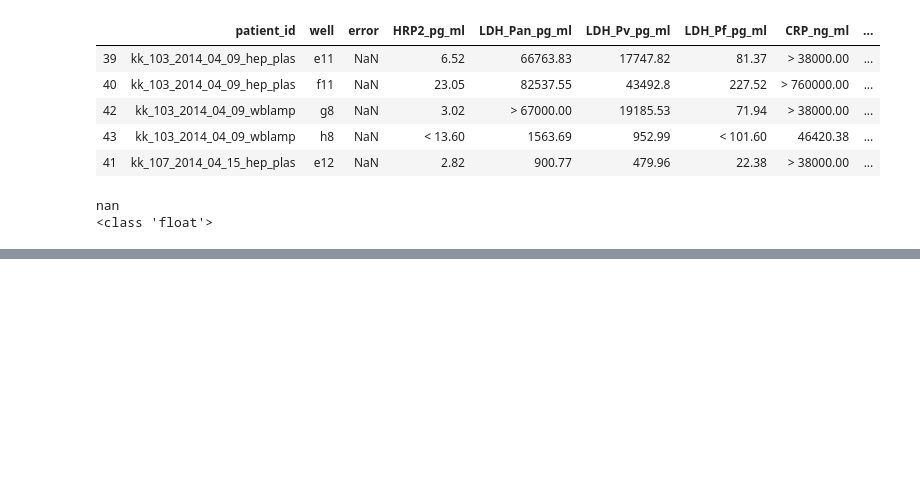
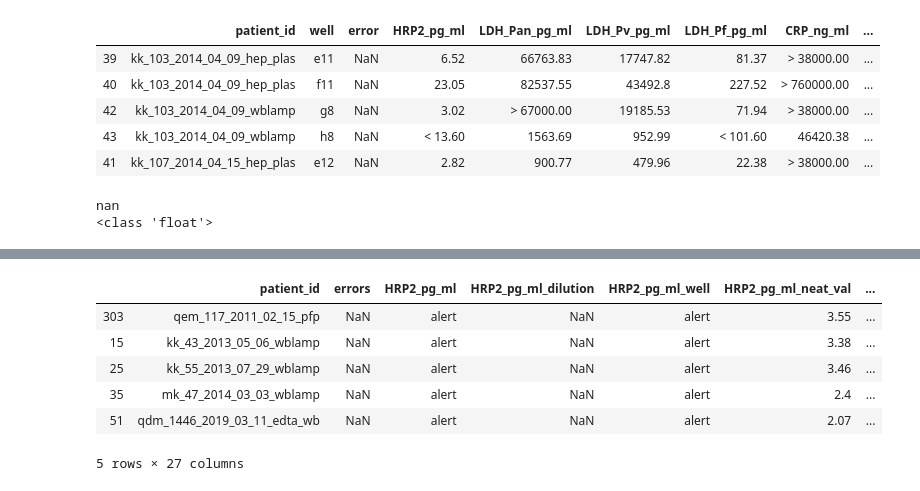
Before and after one commit to MACEPA/DIAMETER, a Jupyter notebook: ipynbs/processing/5plex_data_processing.ipynb, the cells around one changed output, grey strips where cells are left out. Saved outputs shown, nothing was run; the diff lists cells and outputs as text; code cells hidden in the pictures; blank space fills up the shorter version.

```diff
--- a/ipynbs/processing/5plex_data_processing.ipynb
+++ b/ipynbs/processing/5plex_data_processing.ipynb
@@ -235,0 +276,13 @@ CRP_ng_ml
+# %%
+alert_patients = alert_df['patient_id'].tolist()
+final_df = final_df.loc[~final_df['patient_id'].isin(alert_patients)]
+final_df = pd.concat([alert_df, final_df])
+final_df.head()
+# %% [output]
+|  | patient_id | errors | HRP2_pg_ml | HRP2_pg_ml_dilution | HRP2_pg_ml_well | HRP2_pg_ml_neat_val | ... |
+| 303 | qem_117_2011_02_15_pfp | NaN | alert | NaN | alert | 3.55 | ... |
+| 15 | kk_43_2013_05_06_wblamp | NaN | alert | NaN | alert | 3.38 | ... |
+| 25 | kk_55_2013_07_29_wblamp | NaN | alert | NaN | alert | 3.46 | ... |
+| 35 | mk_47_2014_03_03_wblamp | NaN | alert | NaN | alert | 2.4 | ... |
+| 51 | qdm_1446_2019_03_11_edta_wb | NaN | alert | NaN | alert | 2.07 | ... |
+5 rows × 27 columns
```
Also changed, not shown: parts of 14 cells of this notebook, 1 other file.
